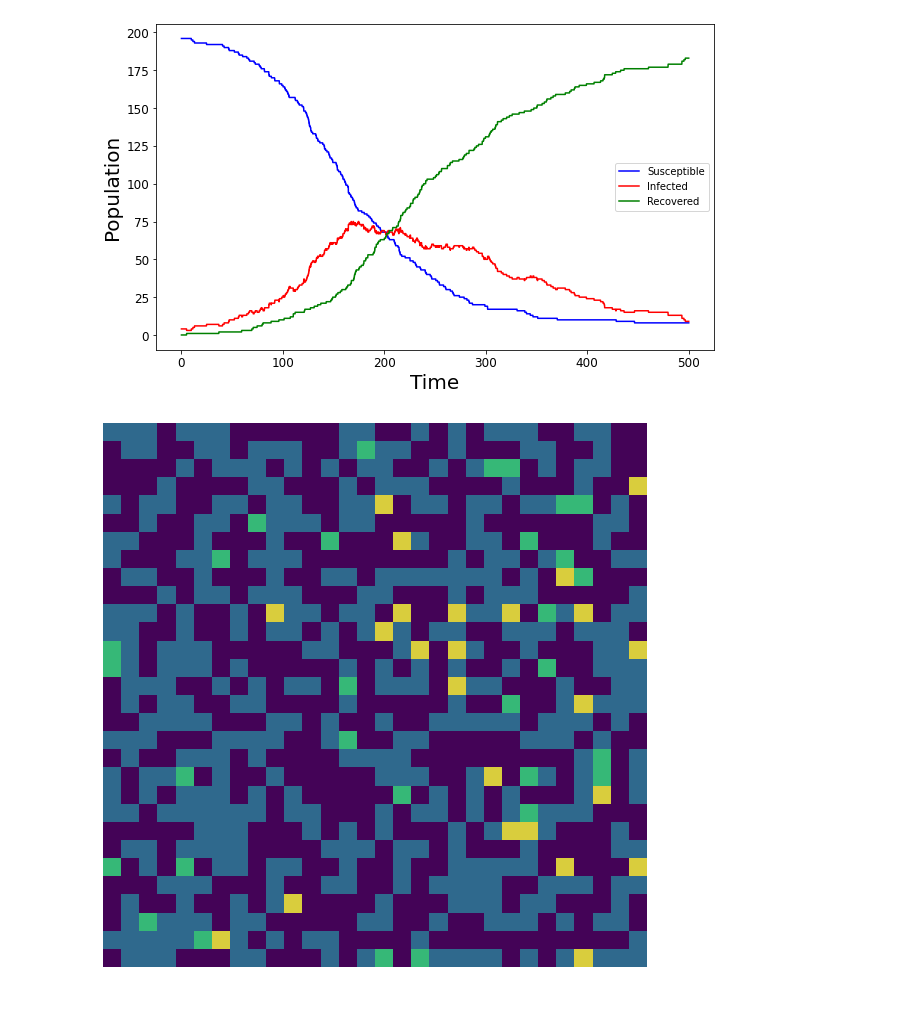
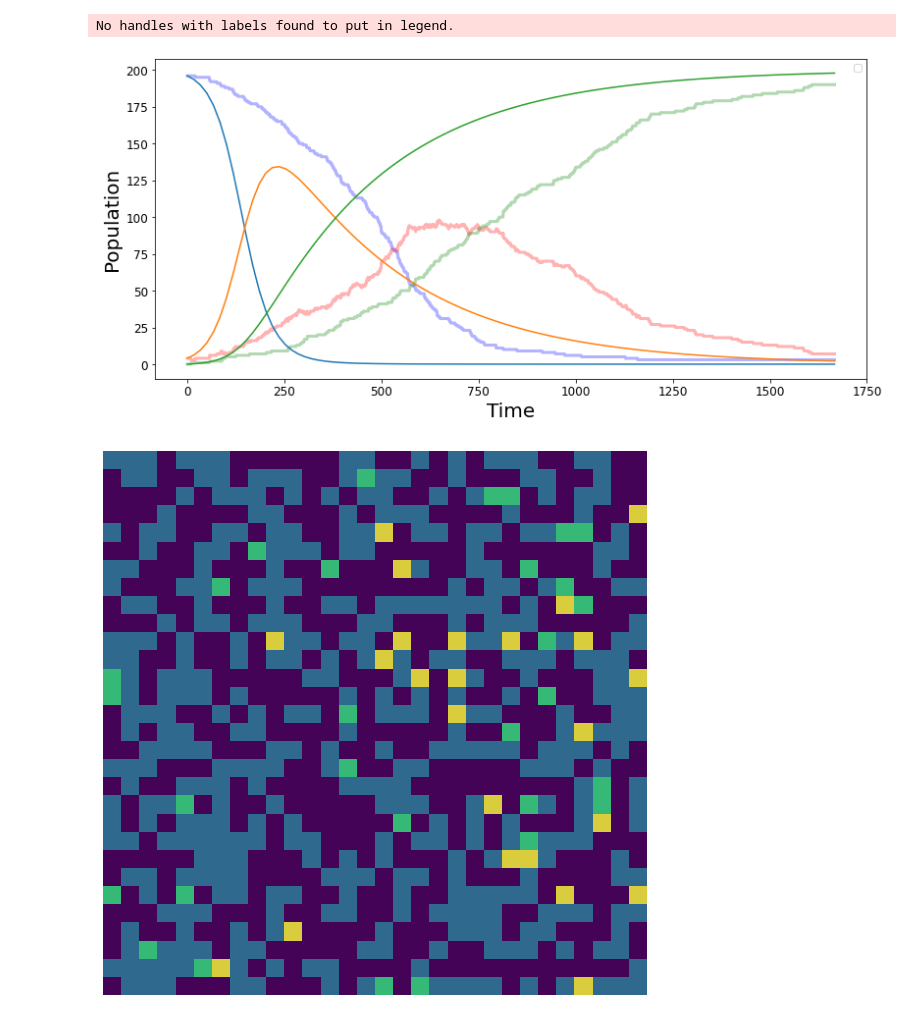
Before and after one commit to danHarold/m2r-project, a Jupyter notebook: m2r_project.ipynb, the cells around one changed output. Drawn from its saved outputs; the diff is of its cells as text; code cells hidden in the pictures.

```diff
--- a/m2r_project.ipynb
+++ b/m2r_project.ipynb
@@ -135,20 +136,43 @@ def SIR_ABM(pi = 0.1, pm = 1.0, pr = 0.01, n = 20, T=5, s0 = 0.49, i0 = 0.01, r0
     return S_list, I_list, R_list, t_list, A_list, st_list
 # %%
 #plot SIR graph
-pr = 0.01
-S, I, R, t, A, st = SIR_ABM(n=20, pr=pr)
+infection=0.03
+recovery=0.003
+t_end = 5
+n = 20
+
+S, I, R, t, A, st = SIR_ABM(n=n, pr=recovery, pi=infection, T=t_end)
+total = S[0]+I[0]+R[0]
 t = np.array(t)
-fig = plt.figure(figsize=(10,6))
+fig = plt.figure(figsize=(13,6))
 ax = fig.add_subplot()
 ax.set_xlabel('Time', fontsize=20)
 ax.set_ylabel('Population', fontsize=20)
 ax.tick_params(axis='both', labelsize=12)
-susc, = ax.plot(t[::4],S[::4], 'b', label='Susceptible')
-inf, = ax.plot(t[::4],I[::4], 'r', label='Infected')
-rec, = ax.plot(t[::4],R[::4], 'g', label='Recovered')
+susc, = ax.plot(t[::4],S[::4], 'b', lw=3, alpha=0.3)
+inf, = ax.plot(t[::4],I[::4], 'r', lw=3,alpha=0.3)
+rec, = ax.plot(t[::4],R[::4], 'g', lw=3,alpha=0.3)
+
+def deterministic(y0, t):
+    S, I, R = y0
+    dSdt = -infection*S*I/total
+    dIdt = infection*S*I/total-recovery*I
+    dRdt = recovery*I
+    return dSdt, dIdt, dRdt
+
+t=np.linspace(0,t_end/recovery,100)
+y0 = S[0], I[0], R[0]
+ret = odeint(deterministic, y0, t)
+S_determ, I_determ, R_determ = ret.T
+
+ax.plot(t, S_determ)
+ax.plot(t, I_determ)
+ax.plot(t, R_determ)
+
 legend = ax.legend()
 # %% [output]
+No handles with labels found to put in legend.
-[figure, old version]
+[figure, new version]
 # %%
 ##anim lattice
 #for large n, snapshot_num, will take a long time
```
Also changed, not shown: parts of 10 cells of this notebook.
